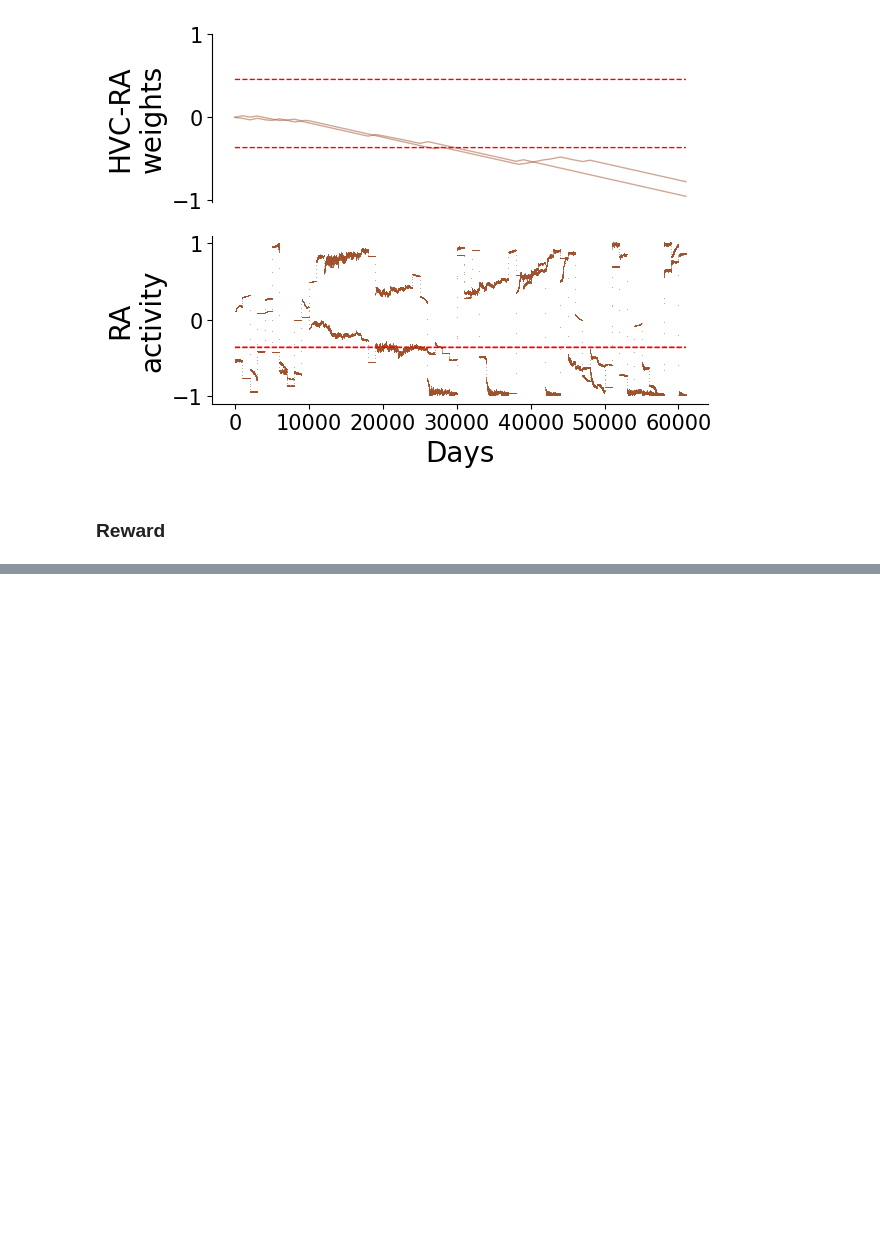
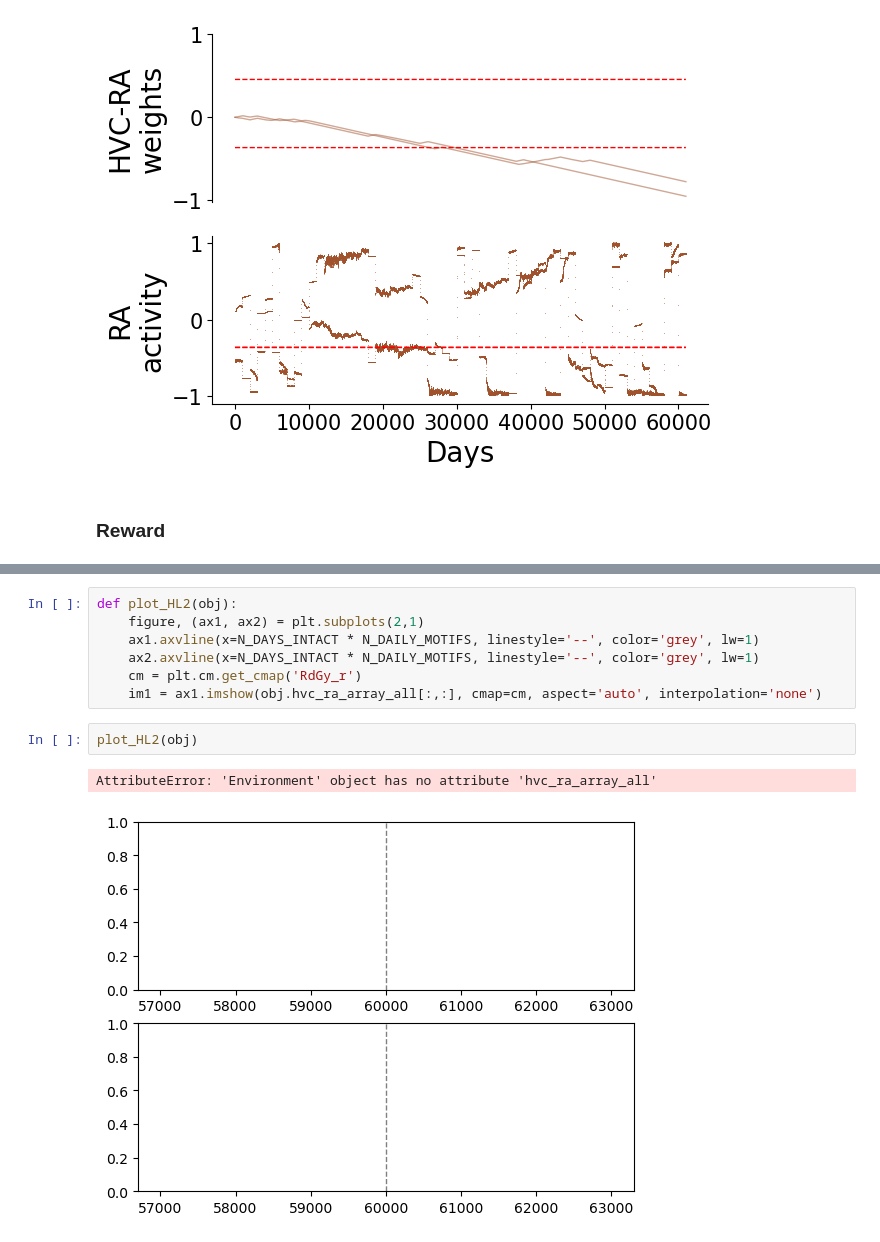
Before and after one commit to atharvsuryawanshi12/Dual_Pathway_RL_songbird, a Jupyter notebook: JSON/for_figures.ipynb, the cells around one changed output, grey strips where cells are left out. Saved outputs shown, nothing was run; the diff lists cells and outputs as text; blank space fills up the shorter version.

```diff
--- a/JSON/for_figures.ipynb
+++ b/JSON/for_figures.ipynb
@@ -636 +678,13 @@ plot_reward(obj)
+# %%
+def plot_HL2(obj):
+    figure, (ax1, ax2) = plt.subplots(2,1)
+    ax1.axvline(x=N_DAYS_INTACT * N_DAILY_MOTIFS, linestyle='--', color='grey', lw=1)
+    ax2.axvline(x=N_DAYS_INTACT * N_DAILY_MOTIFS, linestyle='--', color='grey', lw=1)
+    cm = plt.cm.get_cmap('RdGy_r')
+    im1 = ax1.imshow(obj.hvc_ra_array_all[:,:], cmap=cm, aspect='auto', interpolation='none')
+# %%
+plot_HL2(obj)
+# %% [output]
+AttributeError: 'Environment' object has no attribute 'hvc_ra_array_all'
+[figure, added]
 # %%
```
Also changed, not shown: parts of 6 cells of this notebook.
